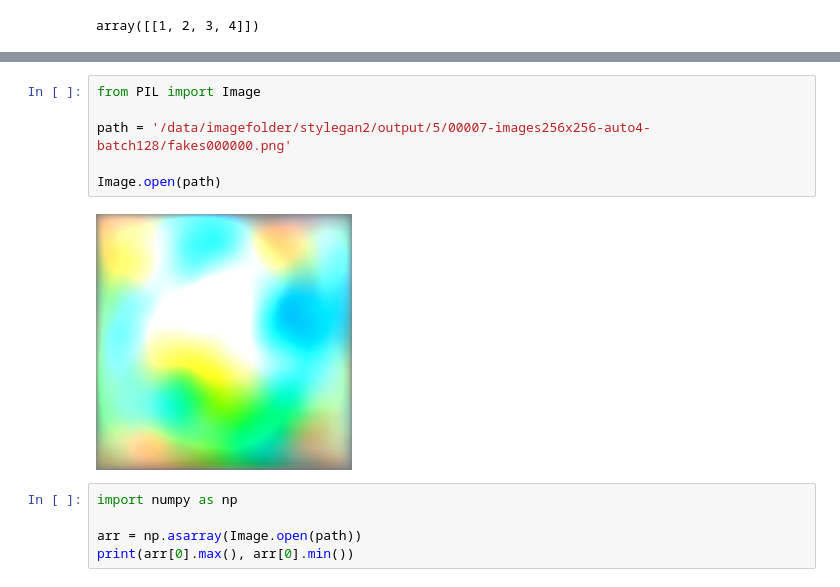
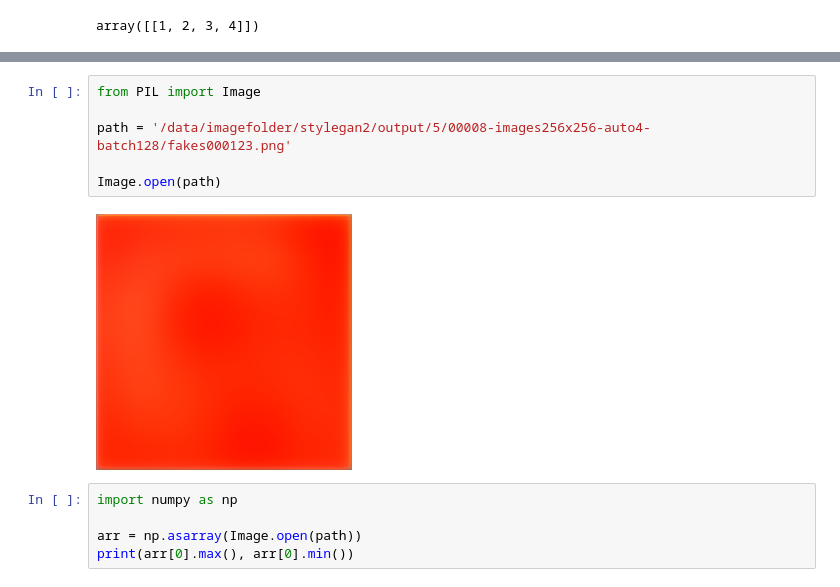
Before and after one commit to bill2bill/latent-stylegan2-ada-pytorch, a Jupyter notebook: example/sample.ipynb, the cells around one changed output, grey strips where cells are left out. Saved outputs shown, nothing was run; the diff lists cells and outputs as text.

```diff
--- a/example/sample.ipynb
+++ b/example/sample.ipynb
@@ -37,11 +35,11 @@ total 768
 # %%
 from PIL import Image
 
-path = '/data/imagefolder/stylegan2/output/5/00007-images256x256-auto4-batch128/fakes000000.png'
+path = '/data/imagefolder/stylegan2/output/5/00008-images256x256-auto4-batch128/fakes000123.png'
 
 Image.open(path)
 # %% [output]
-[figure, old version]
+[figure, new version]
 # %%
 import numpy as np
 
```
Also changed, not shown: parts of 1 cell of this notebook, 2 other files.
